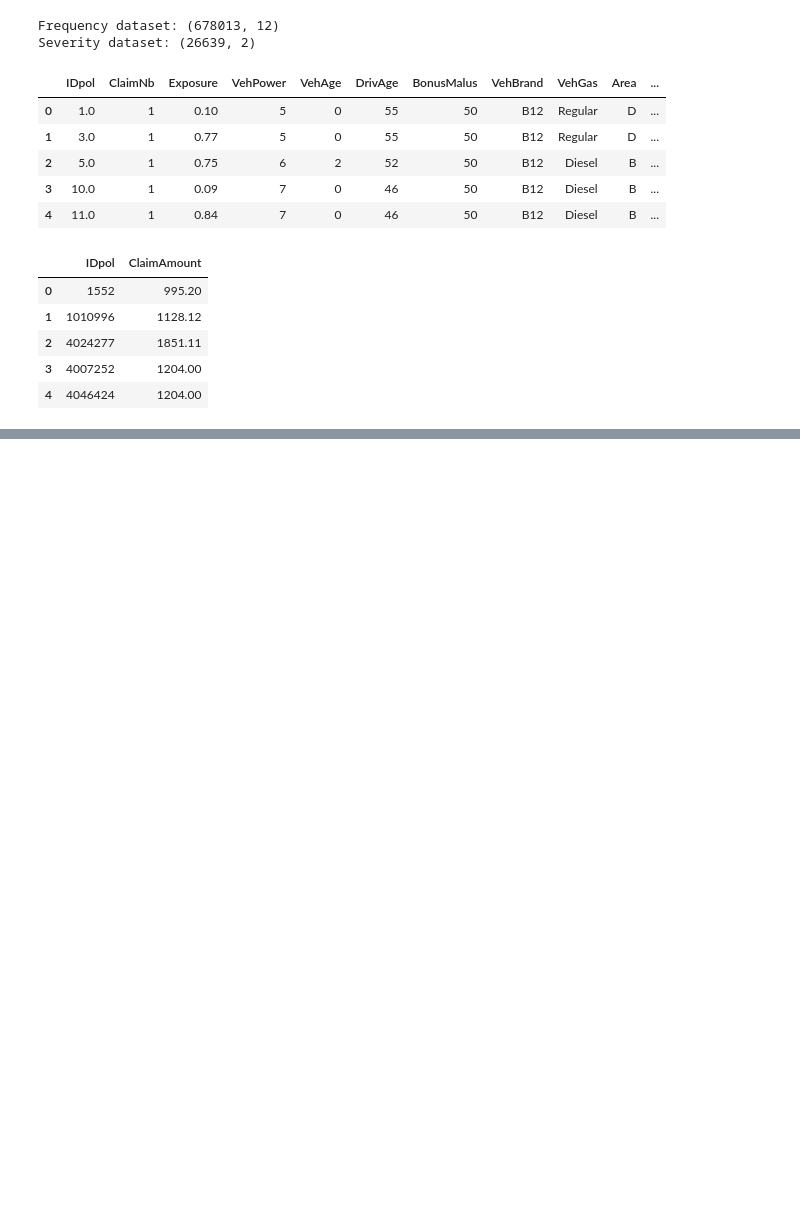
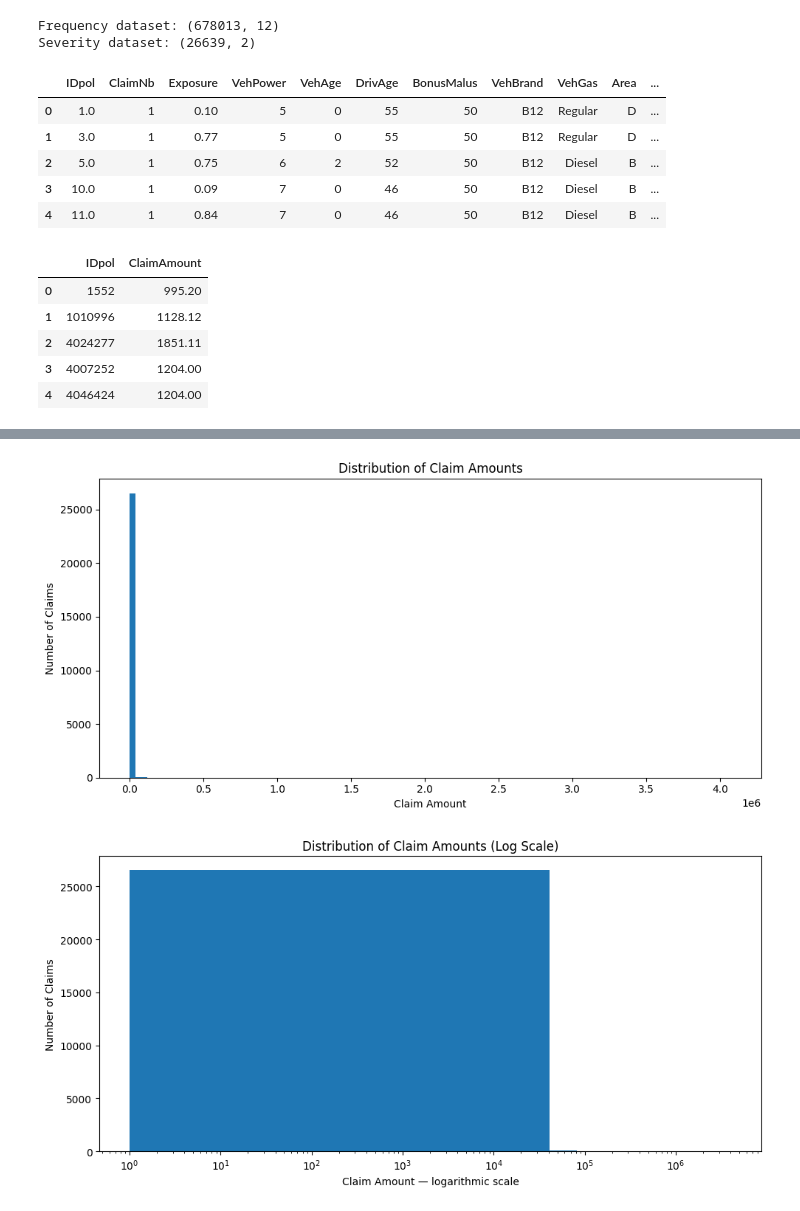
Before and after one commit to ericrulz643/Insurance-Risk-Pricing-Analysis, a Jupyter notebook: notebooks/insurance_risk_pricing_analysis.ipynb, the cells around one changed output, grey strips where cells are left out. Cells and saved outputs as stored; diff of their text form; code cells hidden in the pictures; blank space fills up the shorter version.

```diff
--- a/notebooks/insurance_risk_pricing_analysis.ipynb
+++ b/notebooks/insurance_risk_pricing_analysis.ipynb
@@ -535,0 +958,12 @@ Severity records for unmatched policies:
+# %%
+import pandas as pd
+import numpy as np
+import matplotlib.pyplot as plt
+import statsmodels.api as sm
+import statsmodels.formula.api as smf
+
+from sklearn.model_selection import KFold
+from sklearn.metrics import mean_poisson_deviance
+
+freq = pd.read_csv("/content/freMTPL2freq.csv")
+sev = pd.read_csv("/content/freMTPL2sev.csv")
@@ -535,0 +1405,24 @@ Severity records for unmatched policies:
+# %%
+import matplotlib.pyplot as plt
+
+# Original scale
+plt.figure(figsize=(10, 5))
+plt.hist(sev["ClaimAmount"], bins=100)
+plt.title("Distribution of Claim Amounts")
+plt.xlabel("Claim Amount")
+plt.ylabel("Number of Claims")
+plt.tight_layout()
+plt.show()
+
+# Logarithmic scale
+plt.figure(figsize=(10, 5))
+plt.hist(sev["ClaimAmount"], bins=100)
+plt.xscale("log")
+plt.title("Distribution of Claim Amounts (Log Scale)")
+plt.xlabel("Claim Amount — logarithmic scale")
+plt.ylabel("Number of Claims")
+plt.tight_layout()
+plt.show()
+# %% [output]
+[figure, added]
+[figure, added]
```
Also changed, not shown: parts of 69 cells of this notebook.
